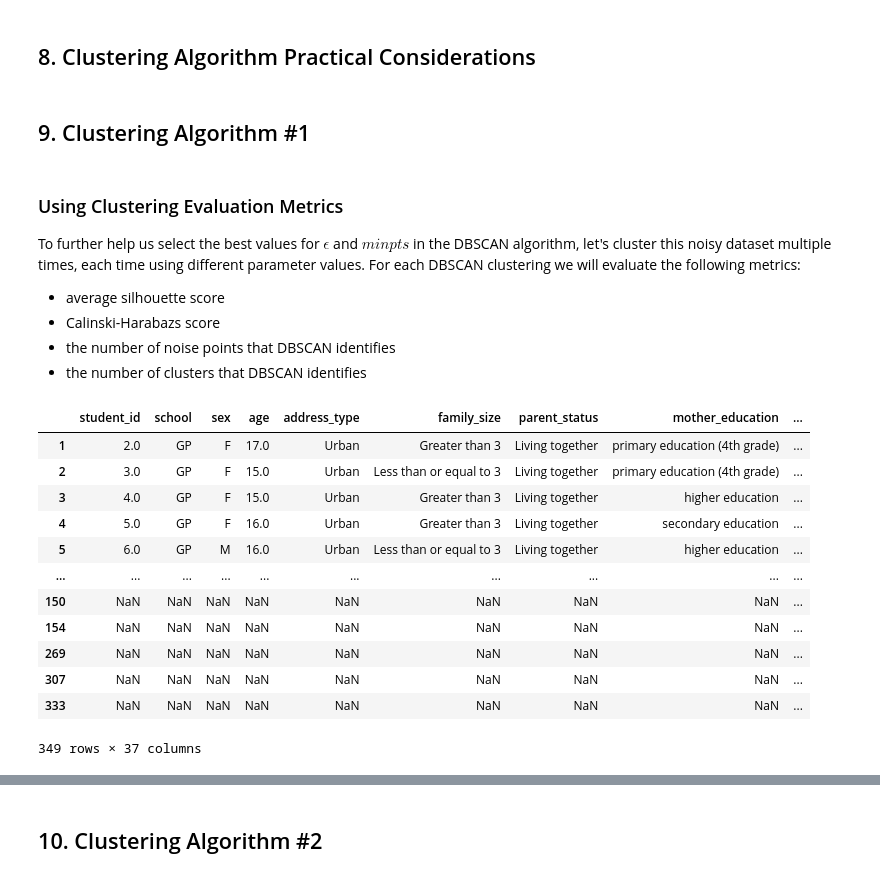
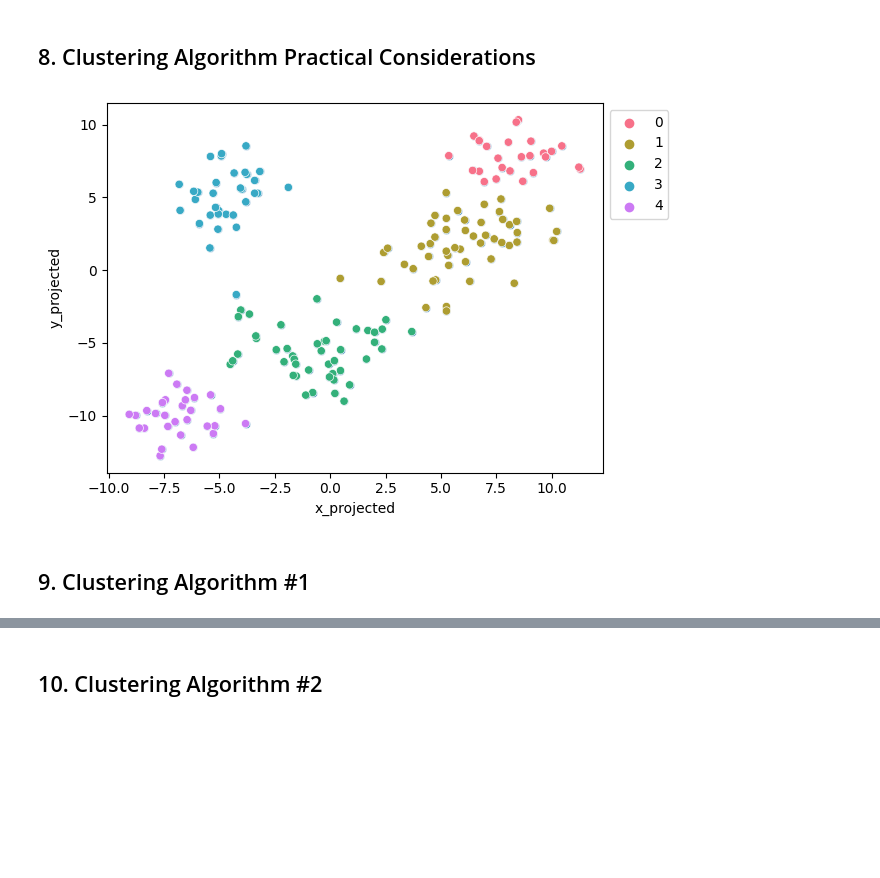
Before and after one commit to agrigortsuk/stat437project, a Jupyter notebook: new_dataset.ipynb, the cells around one changed output, grey strips where cells are left out. Cells and saved outputs as stored; diff of their text form; code cells hidden in the pictures; blank space fills up the shorter version.

```diff
--- a/new_dataset.ipynb
+++ b/new_dataset.ipynb
@@ -331,28 +382,28 @@ TSNE can help determine the if there exist clustering structure, the cluster sha
 # %% [markdown]
 ## 8. Clustering Algorithm Practical Considerations
+# %%
+from kmodes.kprototypes import KPrototypes
+
+#df_no_nans = df_scaled.drop(df_scaled.index[-1])
+# drop last n rows
+#df_no_nans.head()
+#df_no_nans.isna().sum()
+df_no_nans = df_scaled.dropna()
+kp = KPrototypes(n_clusters=5, random_state=1000)
+fit_clusters = kp.fit_predict(df_no_nans, categorical=[12,13])
+df_no_nans['predicted_cluster']=fit_clusters
+# %%
+tsne = TSNE(n_components=2, perplexity=30, random_state=25)
+data_tsne = tsne.fit_transform(df_no_nans.select_dtypes(include='number'))
+df_tsne = pd.DataFrame(data_tsne, columns=['x_projected', 'y_projected'])
+df_combo = pd.concat([df_no_nans.select_dtypes(include='number'), df_tsne], axis=1)
+sns.scatterplot(x='x_projected',y='y_projected', data=df_combo)
+
+
+sns.scatterplot(x='x_projected',y='y_projected', hue='predicted_cluster', palette=sns.color_palette("husl", 5), data=df_combo)
+plt.legend(bbox_to_anchor=(1,1))
+plt.show()
+# %% [output]
+[figure, added]
 # %% [markdown]
 ## 9. Clustering Algorithm #1
-# %% [markdown]
-### Using Clustering Evaluation Metrics
-
-To further help us select the best values for $\epsilon$ and $minpts$ in the DBSCAN algorithm, let's cluster this noisy dataset multiple times, each time using different parameter values. For each DBSCAN clustering we will evaluate the following metrics:
-* average silhouette score
-* Calinski-Harabazs score
-* the number of noise points that DBSCAN identifies
-* the number of clusters that DBSCAN identifies
-# %%
-df_combo
-# %% [output]
-|  | student_id | school | sex | age | address_type | family_size | parent_status | mother_education | ... |
-| 1 | 2.0 | GP | F | 17.0 | Urban | Greater than 3 | Living together | primary education (4th grade) | ... |
-| 2 | 3.0 | GP | F | 15.0 | Urban | Less than or equal to 3 | Living together | primary education (4th grade) | ... |
-| 3 | 4.0 | GP | F | 15.0 | Urban | Greater than 3 | Living together | higher education | ... |
-| 4 | 5.0 | GP | F | 16.0 | Urban | Greater than 3 | Living together | secondary education | ... |
-| 5 | 6.0 | GP | M | 16.0 | Urban | Less than or equal to 3 | Living together | higher education | ... |
-| ... | ... | ... | ... | ... | ... | ... | ... | ... | ... |
-| 150 | NaN | NaN | NaN | NaN | NaN | NaN | NaN | NaN | ... |
-| 154 | NaN | NaN | NaN | NaN | NaN | NaN | NaN | NaN | ... |
-| 269 | NaN | NaN | NaN | NaN | NaN | NaN | NaN | NaN | ... |
-| 307 | NaN | NaN | NaN | NaN | NaN | NaN | NaN | NaN | ... |
-| 333 | NaN | NaN | NaN | NaN | NaN | NaN | NaN | NaN | ... |
-349 rows × 37 columns
```
Also changed, not shown: parts of 21 cells of this notebook.
